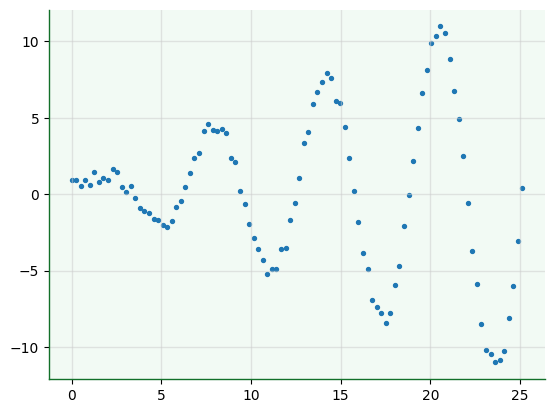
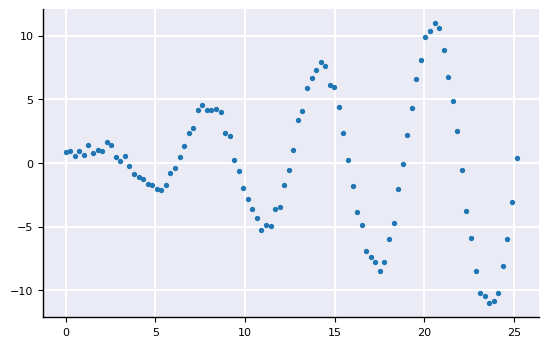
The notebook cell's code change between the first figure and the second:
--- before
+++ after
@@ -5,3 +5,3 @@
 y = 0.5*x*sin(x) + random.rand(1,np)
 
-plt.scatter(x,y,s=8)
+plt.scatter(x,y,s=8);

Commit: Fix and minor updates.